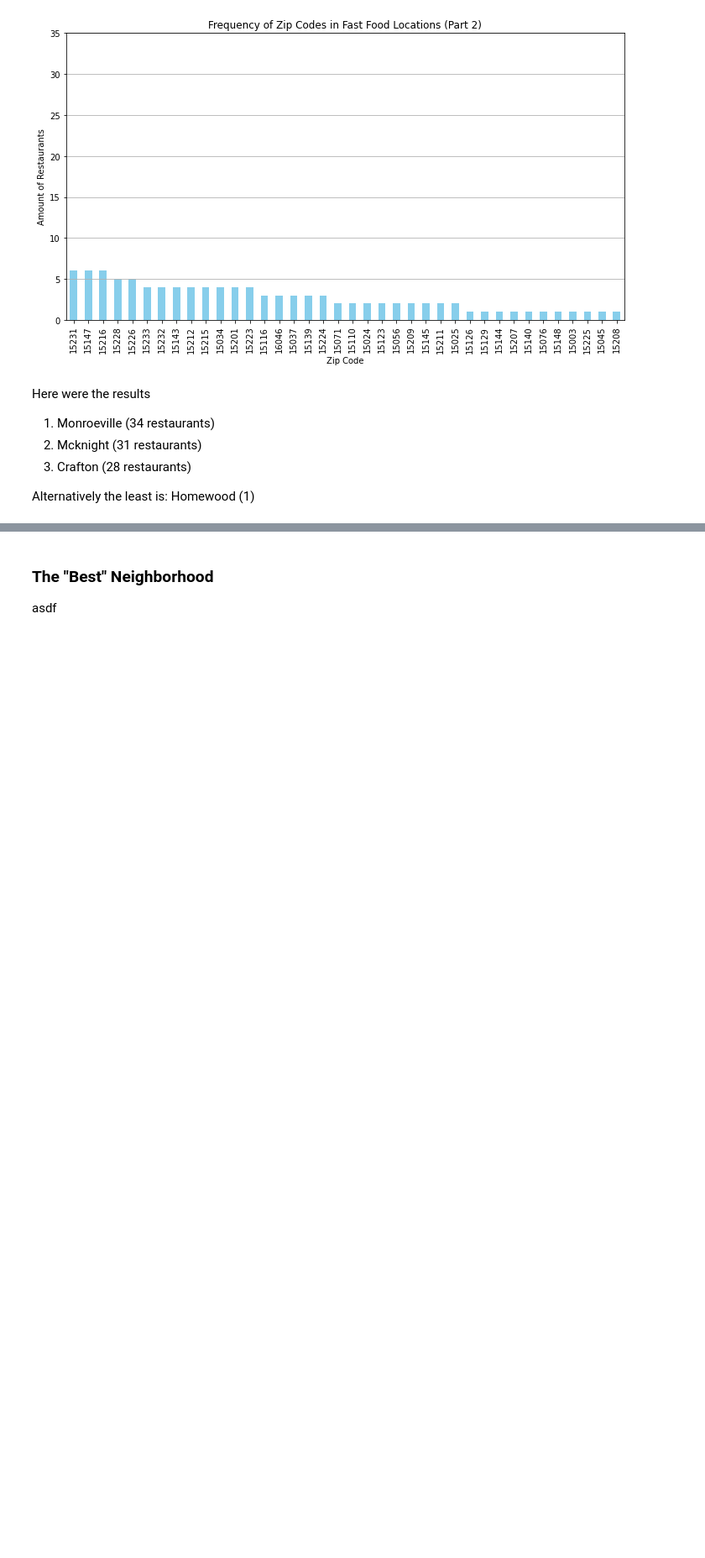
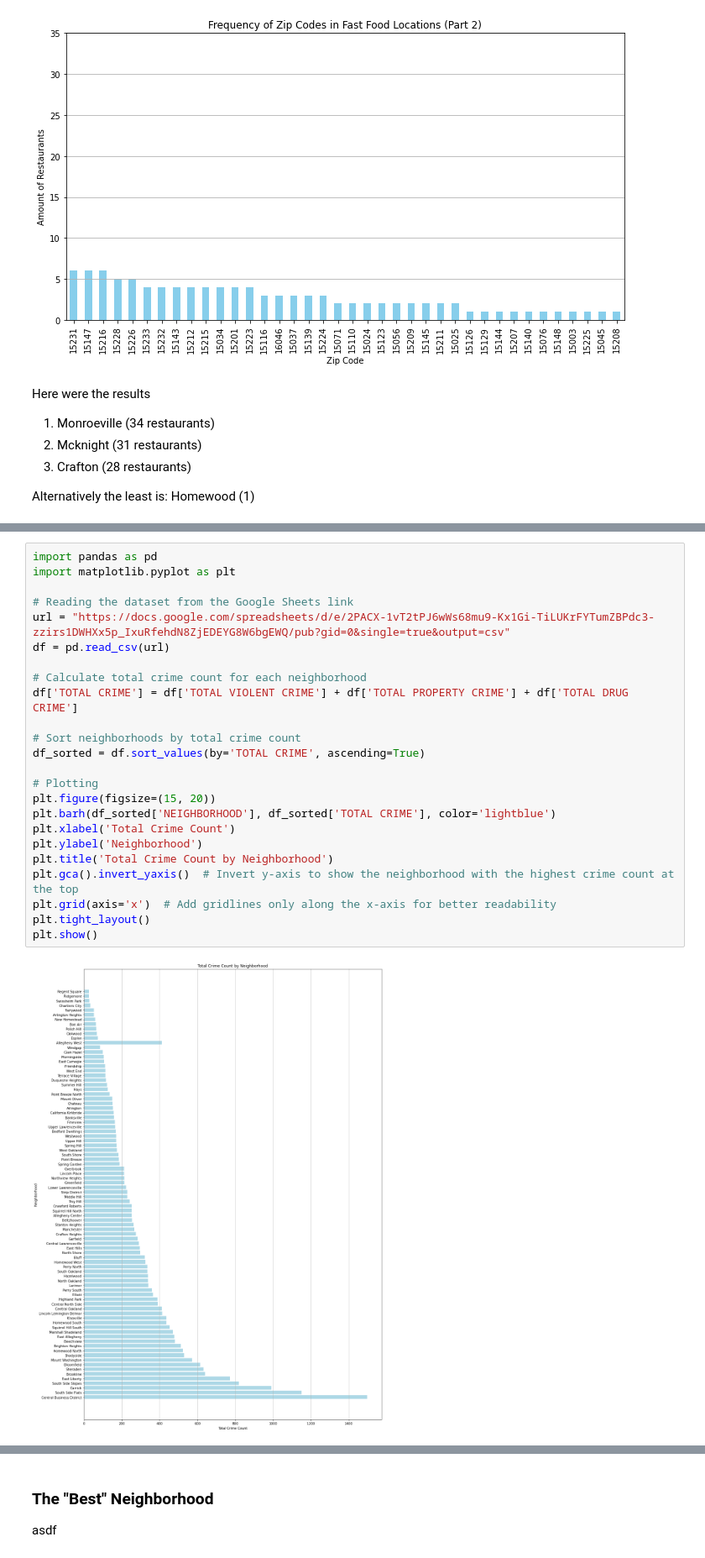
Before and after one commit to CrossTheSauce5/Final-Project, a Jupyter notebook: FINAL-PROJECT.ipynb, the cells around one changed output, grey strips where cells are left out. Shown at 84% size. Cells and saved outputs as stored; diff of their text form; blank space fills up the shorter version.

```diff
--- a/FINAL-PROJECT.ipynb
+++ b/FINAL-PROJECT.ipynb
@@ -110,0 +148,26 @@ Alternatively the least is: Homewood (1)
+# %%
+import pandas as pd
+import matplotlib.pyplot as plt
+
+# Reading the dataset from the Google Sheets link
+url = "https://docs.google.com/spreadsheets/d/e/2PACX-1vT2tPJ6wWs68mu9-Kx1Gi-TiLUKrFYTumZBPdc3-zzirs1DWHXx5p_IxuRfehdN8ZjEDEYG8W6bgEWQ/pub?gid=0&single=true&output=csv"
+df = pd.read_csv(url)
+
+# Calculate total crime count for each neighborhood
+df['TOTAL CRIME'] = df['TOTAL VIOLENT CRIME'] + df['TOTAL PROPERTY CRIME'] + df['TOTAL DRUG CRIME']
+
+# Sort neighborhoods by total crime count
+df_sorted = df.sort_values(by='TOTAL CRIME', ascending=True)
+
+# Plotting
+plt.figure(figsize=(15, 20))
+plt.barh(df_sorted['NEIGHBORHOOD'], df_sorted['TOTAL CRIME'], color='lightblue')
+plt.xlabel('Total Crime Count')
+plt.ylabel('Neighborhood')
+plt.title('Total Crime Count by Neighborhood')
+plt.gca().invert_yaxis()  # Invert y-axis to show the neighborhood with the highest crime count at the top
+plt.grid(axis='x')  # Add gridlines only along the x-axis for better readability
+plt.tight_layout()
+plt.show()
+# %% [output]
+[figure, added]
```
Also changed, not shown: parts of 4 cells of this notebook.
